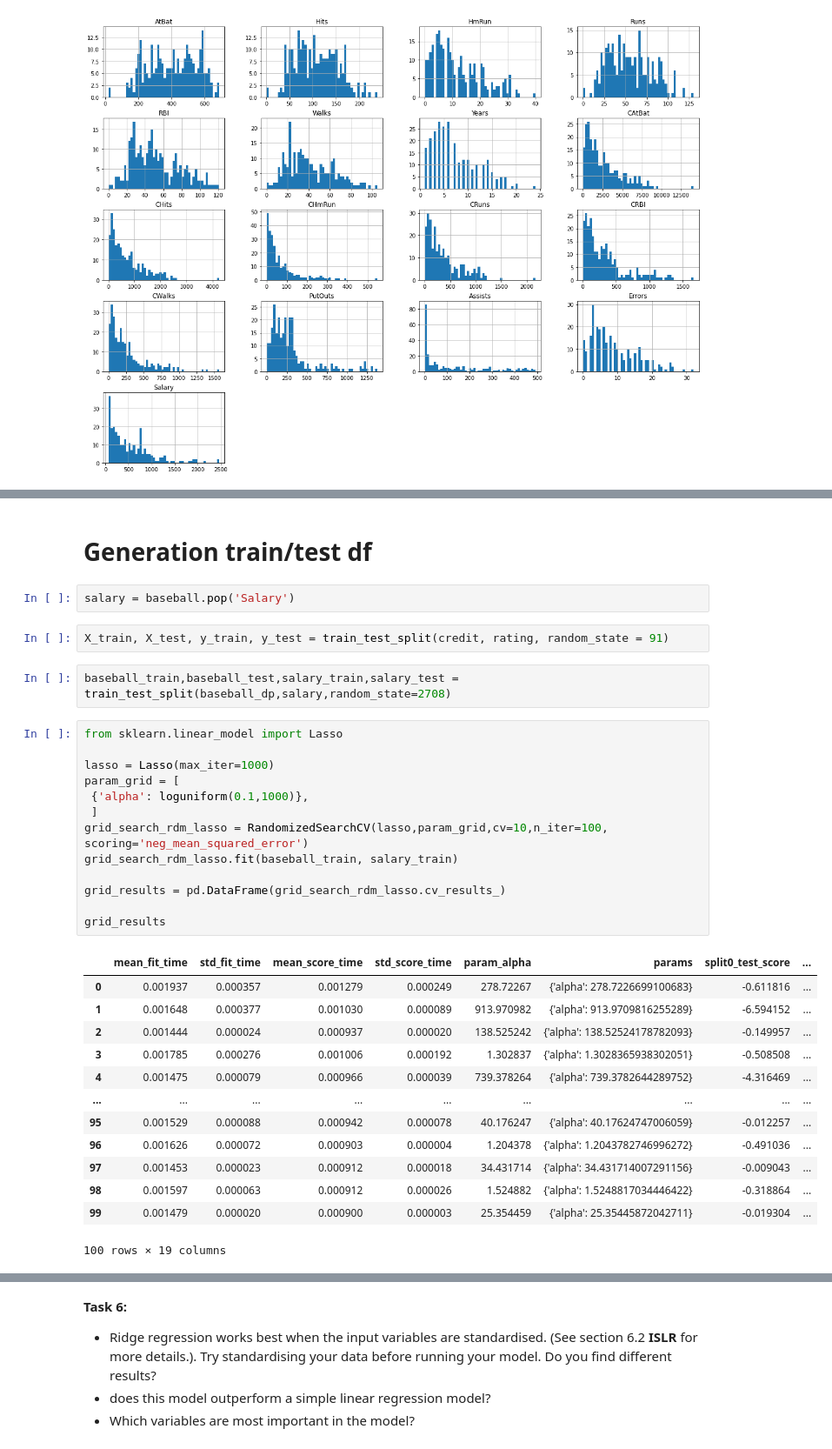
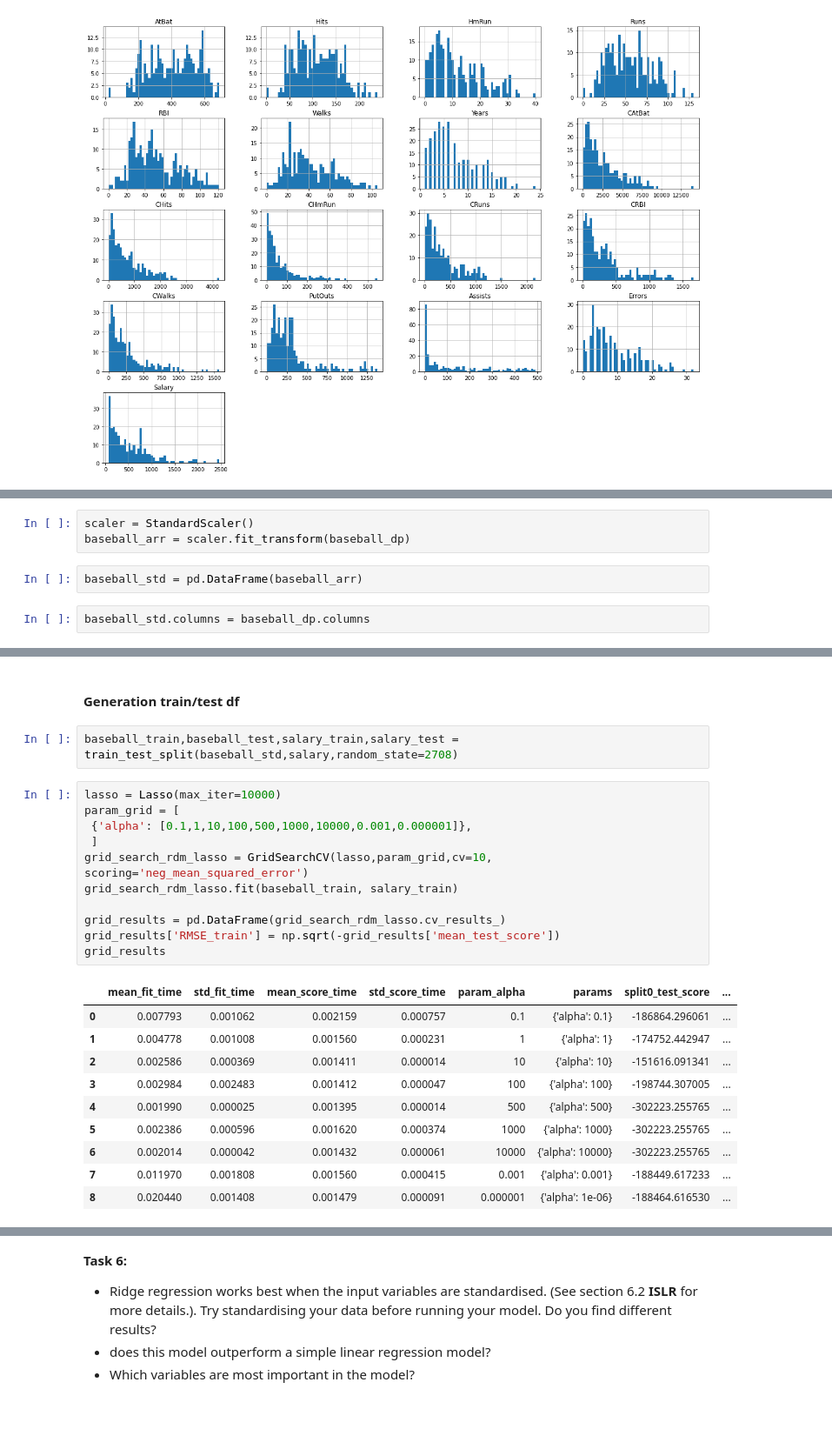
Before and after one commit to RaphaelBouvet/stats_3, a Jupyter notebook: Notebooks/03-CrossValidation&Regularisation.ipynb, the cells around one changed output, grey strips where cells are left out. Shown: that part at 87% size. Saved outputs shown, nothing was run; the diff lists cells and outputs as text; blank space fills up the shorter version.

```diff
--- a/Notebooks/03-CrossValidation&Regularisation.ipynb
+++ b/Notebooks/03-CrossValidation&Regularisation.ipynb
@@ -605,0 +635,7 @@ baseball_dp.hist(bins=50, figsize=(20,15));
+# %%
+scaler = StandardScaler()
+baseball_arr = scaler.fit_transform(baseball_dp)
+# %%
+baseball_std = pd.DataFrame(baseball_arr)
+# %%
+baseball_std.columns = baseball_dp.columns
@@ -606,35 +646,26 @@ baseball_dp.hist(bins=50, figsize=(20,15));
 # %% [markdown]
-# Generation train/test df
+#### Generation train/test df
-# %%
-salary = baseball.pop('Salary')
-# %%
-X_train, X_test, y_train, y_test = train_test_split(credit, rating, random_state = 91)
 # %%
-baseball_train,baseball_test,salary_train,salary_test = train_test_split(baseball_dp,salary,random_state=2708)
+baseball_train,baseball_test,salary_train,salary_test = train_test_split(baseball_std,salary,random_state=2708)
 # %%
-from sklearn.linear_model import Lasso
-
-lasso = Lasso(max_iter=1000)
+lasso = Lasso(max_iter=10000)
 param_grid = [
- {'alpha': loguniform(0.1,1000)},
+ {'alpha': [0.1,1,10,100,500,1000,10000,0.001,0.000001]},
  ]
-grid_search_rdm_lasso = RandomizedSearchCV(lasso,param_grid,cv=10,n_iter=100, scoring='neg_mean_squared_error')
+grid_search_rdm_lasso = GridSearchCV(lasso,param_grid,cv=10, scoring='neg_mean_squared_error')
 grid_search_rdm_lasso.fit(baseball_train, salary_train)
 
 grid_results = pd.DataFrame(grid_search_rdm_lasso.cv_results_)
-
+grid_results['RMSE_train'] = np.sqrt(-grid_results['mean_test_score'])
 grid_results
 # %% [output]
 |  | mean_fit_time | std_fit_time | mean_score_time | std_score_time | param_alpha | params | split0_test_score | ... |
-| 0 | 0.001937 | 0.000357 | 0.001279 | 0.000249 | 278.72267 | {'alpha': 278.7226699100683} | -0.611816 | ... |
-| 1 | 0.001648 | 0.000377 | 0.001030 | 0.000089 | 913.970982 | {'alpha': 913.9709816255289} | -6.594152 | ... |
-| 2 | 0.001444 | 0.000024 | 0.000937 | 0.000020 | 138.525242 | {'alpha': 138.52524178782093} | -0.149957 | ... |
-| 3 | 0.001785 | 0.000276 | 0.001006 | 0.000192 | 1.302837 | {'alpha': 1.3028365938302051} | -0.508508 | ... |
-| 4 | 0.001475 | 0.000079 | 0.000966 | 0.000039 | 739.378264 | {'alpha': 739.3782644289752} | -4.316469 | ... |
-| ... | ... | ... | ... | ... | ... | ... | ... | ... |
-| 95 | 0.001529 | 0.000088 | 0.000942 | 0.000078 | 40.176247 | {'alpha': 40.17624747006059} | -0.012257 | ... |
-| 96 | 0.001626 | 0.000072 | 0.000903 | 0.000004 | 1.204378 | {'alpha': 1.2043782746996272} | -0.491036 | ... |
-| 97 | 0.001453 | 0.000023 | 0.000912 | 0.000018 | 34.431714 | {'alpha': 34.431714007291156} | -0.009043 | ... |
-| 98 | 0.001597 | 0.000063 | 0.000912 | 0.000026 | 1.524882 | {'alpha': 1.5248817034446422} | -0.318864 | ... |
-| 99 | 0.001479 | 0.000020 | 0.000900 | 0.000003 | 25.354459 | {'alpha': 25.35445872042711} | -0.019304 | ... |
+| 0 | 0.007793 | 0.001062 | 0.002159 | 0.000757 | 0.1 | {'alpha': 0.1} | -186864.296061 | ... |
+| 1 | 0.004778 | 0.001008 | 0.001560 | 0.000231 | 1 | {'alpha': 1} | -174752.442947 | ... |
+| 2 | 0.002586 | 0.000369 | 0.001411 | 0.000014 | 10 | {'alpha': 10} | -151616.091341 | ... |
+| 3 | 0.002984 | 0.002483 | 0.001412 | 0.000047 | 100 | {'alpha': 100} | -198744.307005 | ... |
+| 4 | 0.001990 | 0.000025 | 0.001395 | 0.000014 | 500 | {'alpha': 500} | -302223.255765 | ... |
+| 5 | 0.002386 | 0.000596 | 0.001620 | 0.000374 | 1000 | {'alpha': 1000} | -302223.255765 | ... |
+| 6 | 0.002014 | 0.000042 | 0.001432 | 0.000061 | 10000 | {'alpha': 10000} | -302223.255765 | ... |
+| 7 | 0.011970 | 0.001808 | 0.001560 | 0.000415 | 0.001 | {'alpha': 0.001} | -188449.617233 | ... |
+| 8 | 0.020440 | 0.001408 | 0.001479 | 0.000091 | 0.000001 | {'alpha': 1e-06} | -188464.616530 | ... |
-100 rows × 19 columns
```
Also changed, not shown: parts of 26 cells of this notebook.
